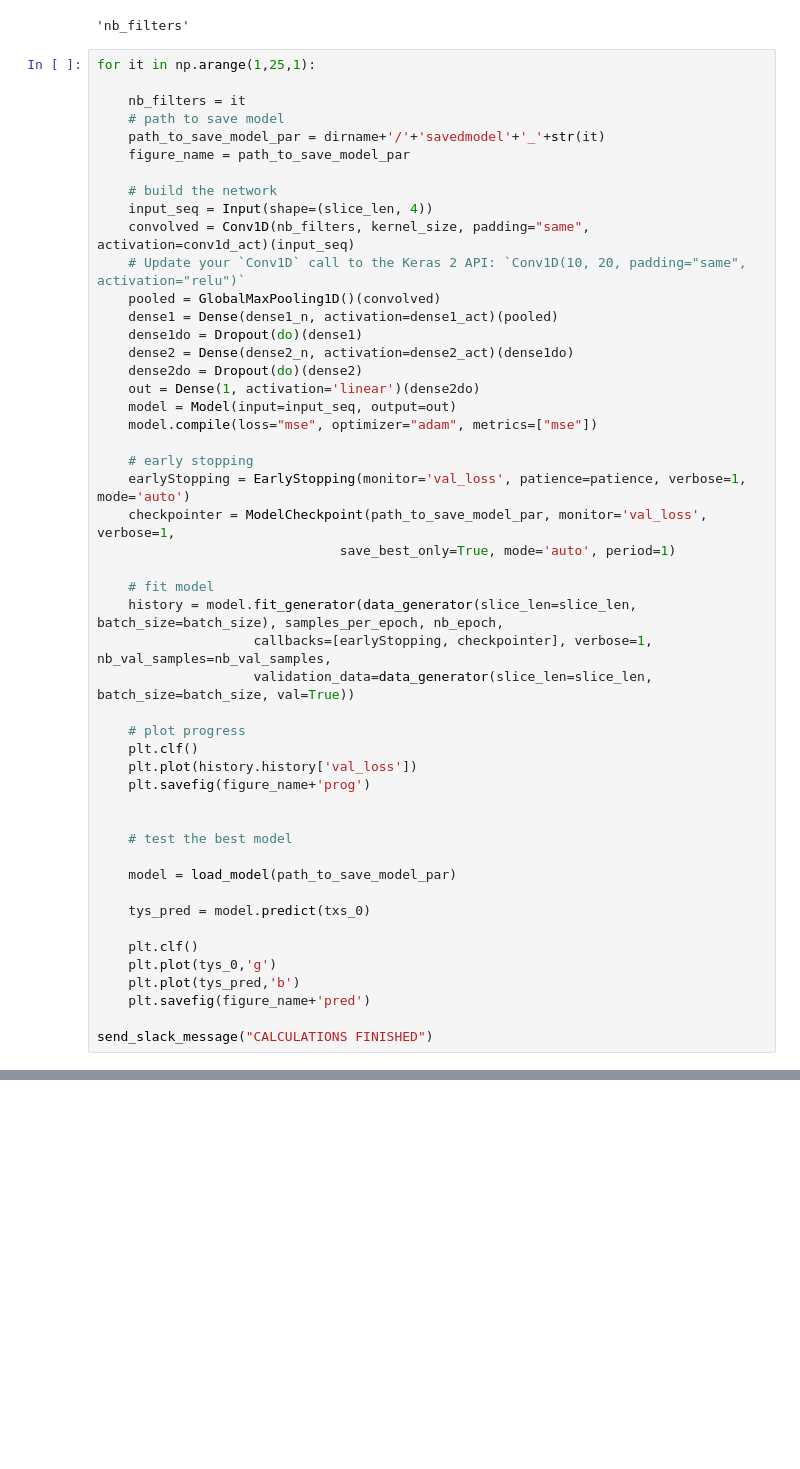
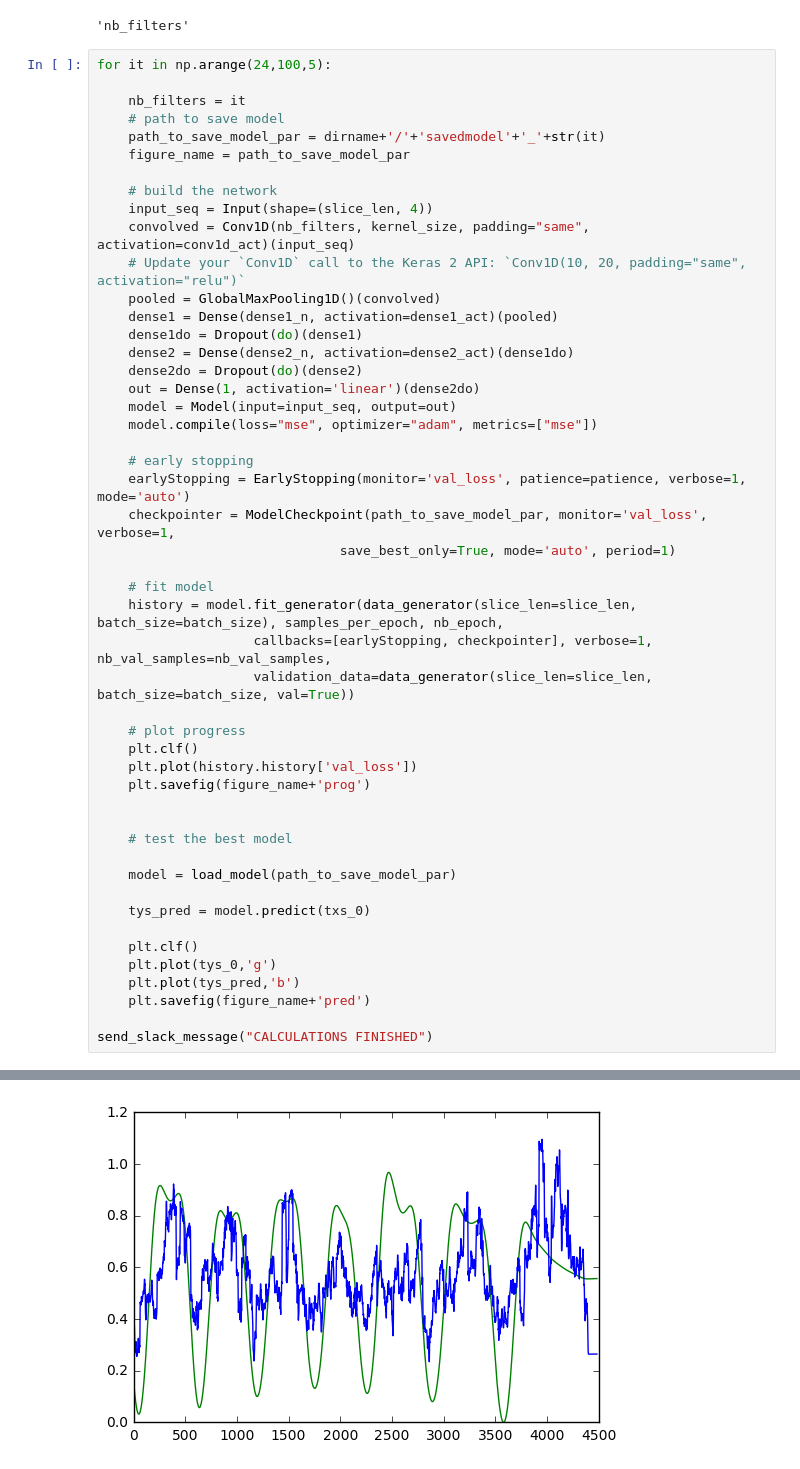
Before and after one commit to voxxys/dl_sandbox, a Jupyter notebook: ecog/Untitled.ipynb, the cells around one changed output, grey strips where cells are left out. Drawn from its saved outputs; the diff is of its cells as text; blank space fills up the shorter version.

Commit message:
figures added

```diff
--- a/ecog/Untitled.ipynb
+++ b/ecog/Untitled.ipynb
@@ -324,7 +324,7 @@ dirname
 # %% [output]
 'nb_filters'
 # %%
-for it in np.arange(1,25,1):
+for it in np.arange(24,100,5):
 
     nb_filters = it
     # path to save model
@@ -392,0 +393 @@ Epoch 00016: early stopping
+[figure, added]
```
Also changed, not shown: parts of 1 cell of this notebook, 48 other files.
